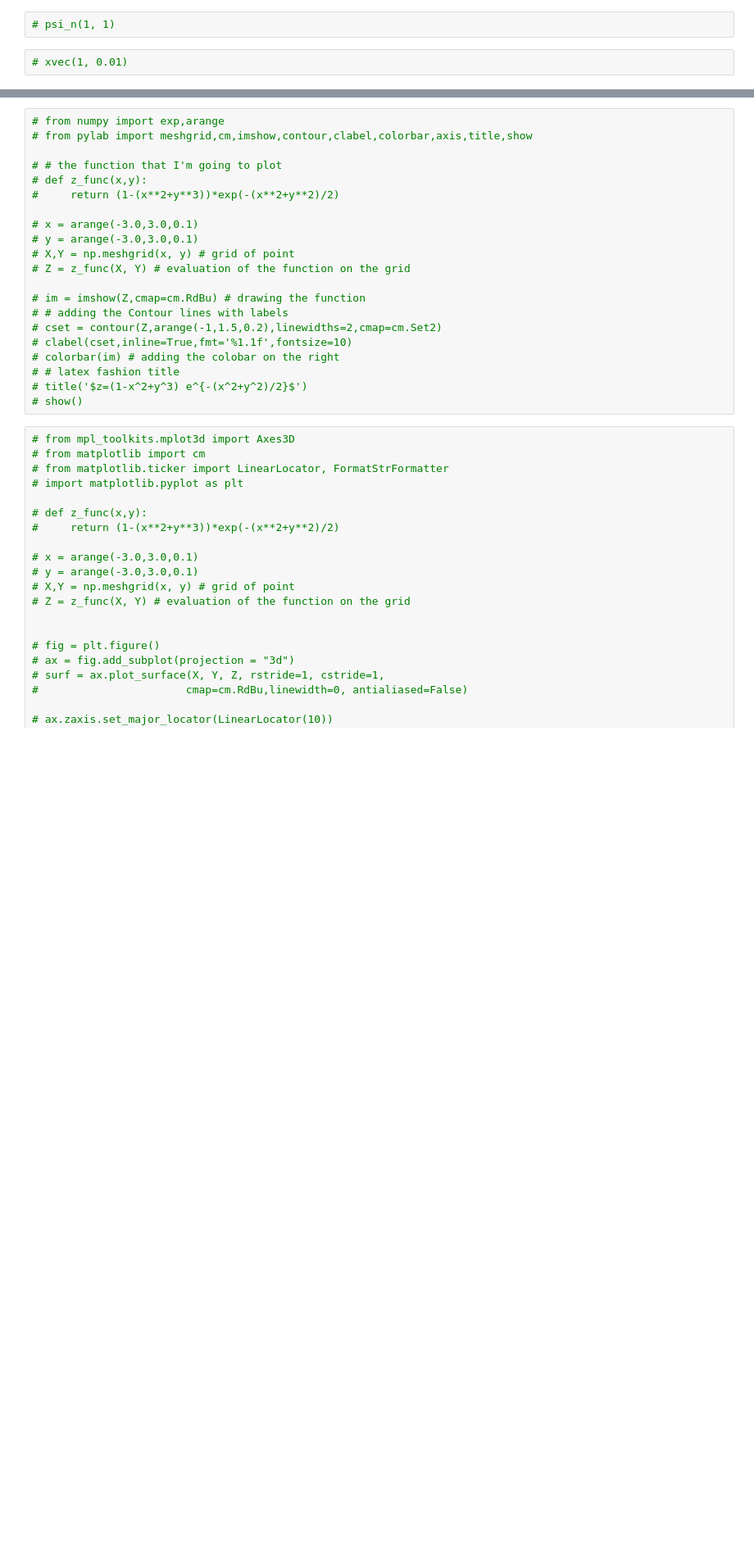
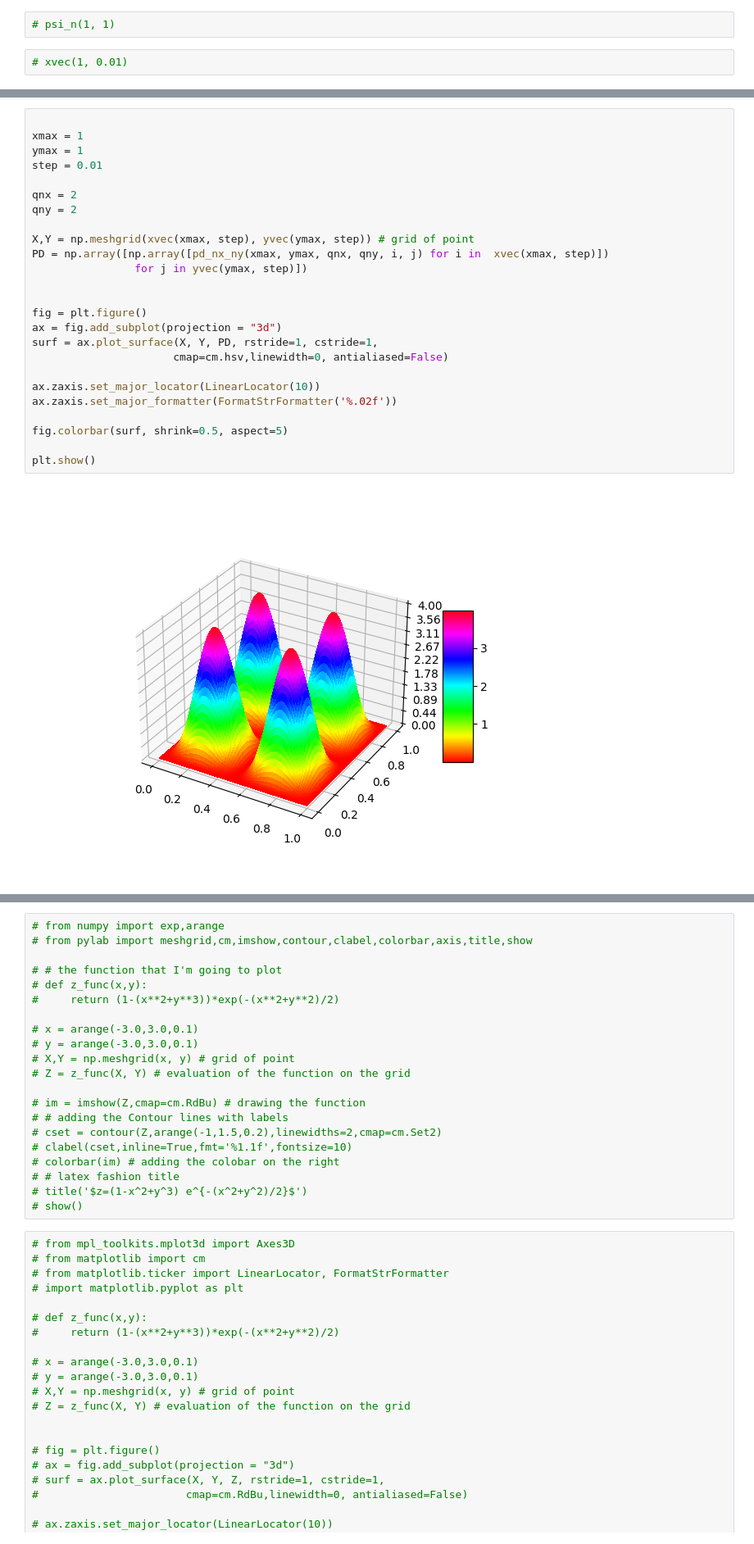
Before and after one commit to sampad95/python_and_jupyter-notebook_scripting, a Jupyter notebook: defining_function/particle_2D-box.ipynb, the cells around one changed output, grey strips where cells are left out. Shown at 82% size. Drawn from its saved outputs; the diff is of its cells as text; blank space fills up the shorter version.

```diff
--- a/defining_function/particle_2D-box.ipynb
+++ b/defining_function/particle_2D-box.ipynb
@@ -109,3 +97,30 @@ plt.show()
+# %%
+
+xmax = 1
+ymax = 1
+step = 0.01
+
+qnx = 2
+qny = 2
+
+X,Y = np.meshgrid(xvec(xmax, step), yvec(ymax, step)) # grid of point
+PD = np.array([np.array([pd_nx_ny(xmax, ymax, qnx, qny, i, j) for i in  xvec(xmax, step)])
+                for j in yvec(ymax, step)])
+
+
+fig = plt.figure()
+ax = fig.add_subplot(projection = "3d")
+surf = ax.plot_surface(X, Y, PD, rstride=1, cstride=1,
+                      cmap=cm.hsv,linewidth=0, antialiased=False)
+
+ax.zaxis.set_major_locator(LinearLocator(10))
+ax.zaxis.set_major_formatter(FormatStrFormatter('%.02f'))
+
+fig.colorbar(surf, shrink=0.5, aspect=5)
+
+plt.show()
+# %% [output]
+[figure, added]
 # %%
 # xmax = 1
 # ymax = 1
```
Also changed, not shown: parts of 5 cells of this notebook, 1 other file.
